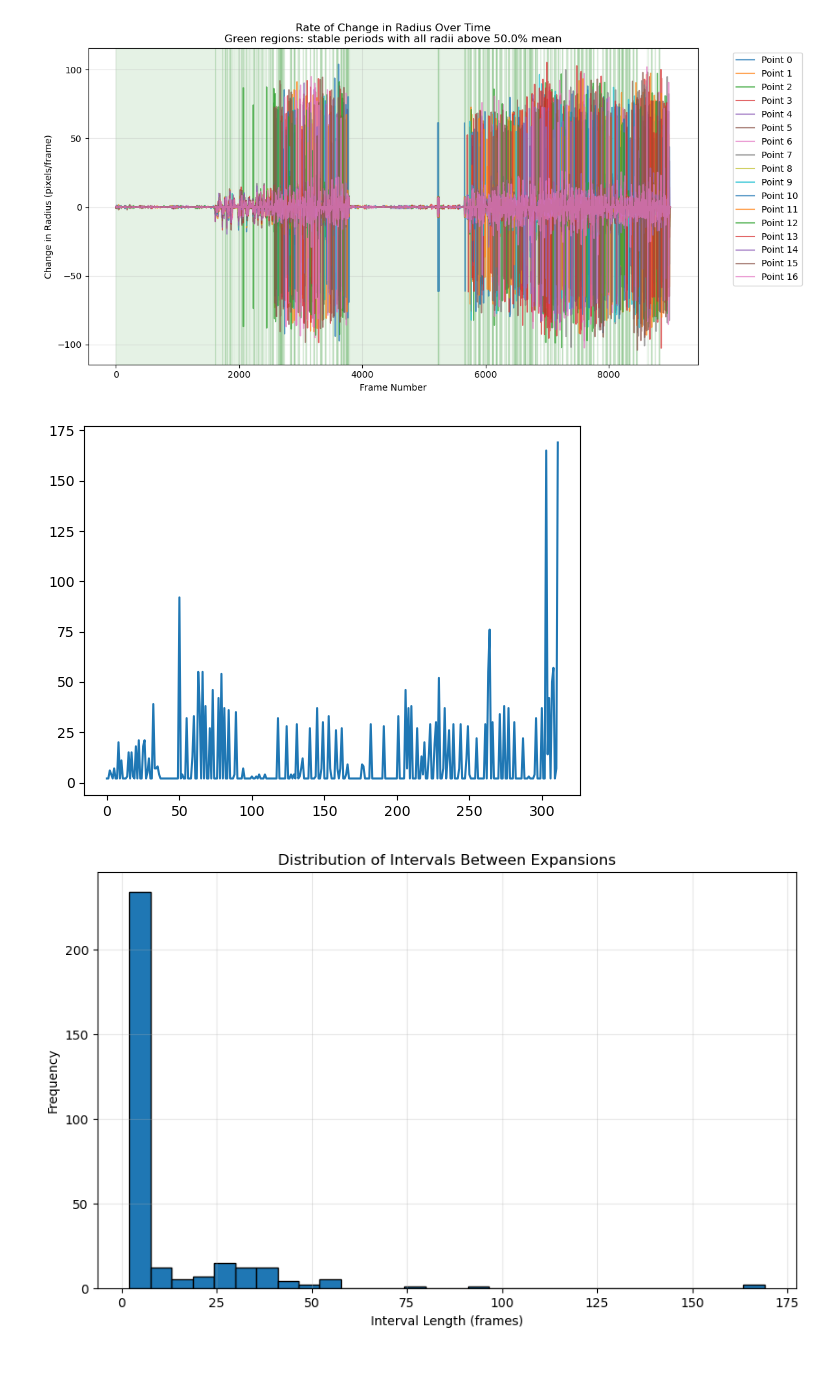
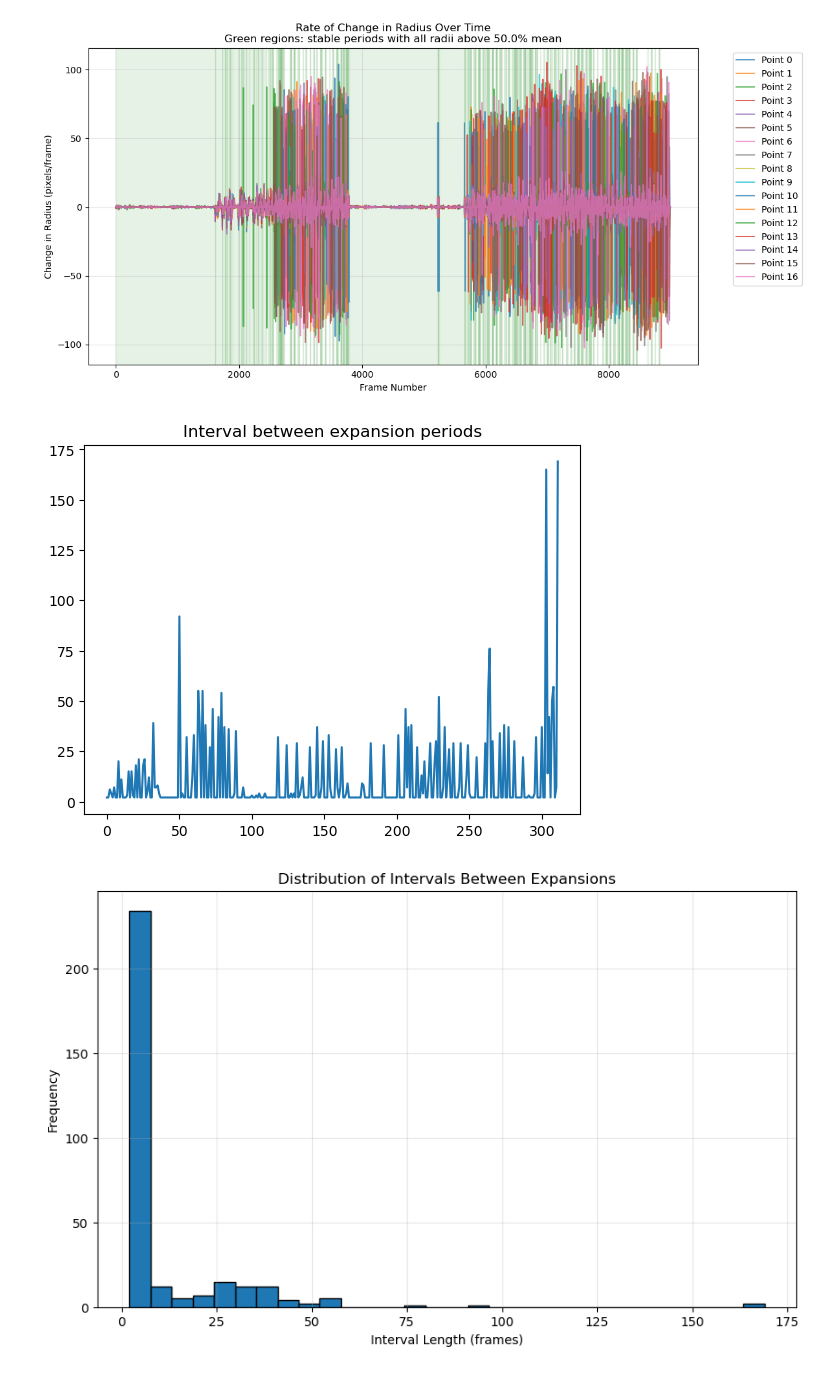
Before and after one commit to mingxiaowei/jelly-sleap, a Jupyter notebook: sleap/jelly/autoencoder/2min/data_augmentation.ipynb, the cells around one changed output. Cells and saved outputs as stored; diff of their text form; code cells hidden in the pictures.

```diff
--- a/sleap/jelly/autoencoder/2min/data_augmentation.ipynb
+++ b/sleap/jelly/autoencoder/2min/data_augmentation.ipynb
@@ -61,20 +66,21 @@ Stable ranges (frame numbers) with minimum length of 1 frames and all radii abov
 [figure]
 # %%
 interval_btwn_expansions = []
-for i, (start_idx, end_idx) in enumerate(filtered_ranges):
-    if i == 0:
+for frame_idx, (start_idx, end_idx) in enumerate(filtered_ranges):
+    if frame_idx == 0:
         if start_idx != 0:
             interval_btwn_expansions.append(start_idx)
     else:
-        interval_btwn_expansions.append(start_idx - filtered_ranges[i-1][1])
+        interval_btwn_expansions.append(start_idx - filtered_ranges[frame_idx-1][1])
 total_frame_cnt = len(tracked_points)
 if total_frame_cnt > filtered_ranges[-1][1]:
     interval_btwn_expansions.append(total_frame_cnt - filtered_ranges[-1][1])
 
+plt.title('Interval between expansion periods')
 plt.plot(interval_btwn_expansions)
 plt.show()
 # %% [output]
-[figure, old version]
+[figure, new version]
 # %%
 plt.figure(figsize=(10, 6))
 plt.hist(interval_btwn_expansions, bins=30, edgecolor='black')
```
Also changed, not shown: parts of 22 cells of this notebook, 1 other file.
